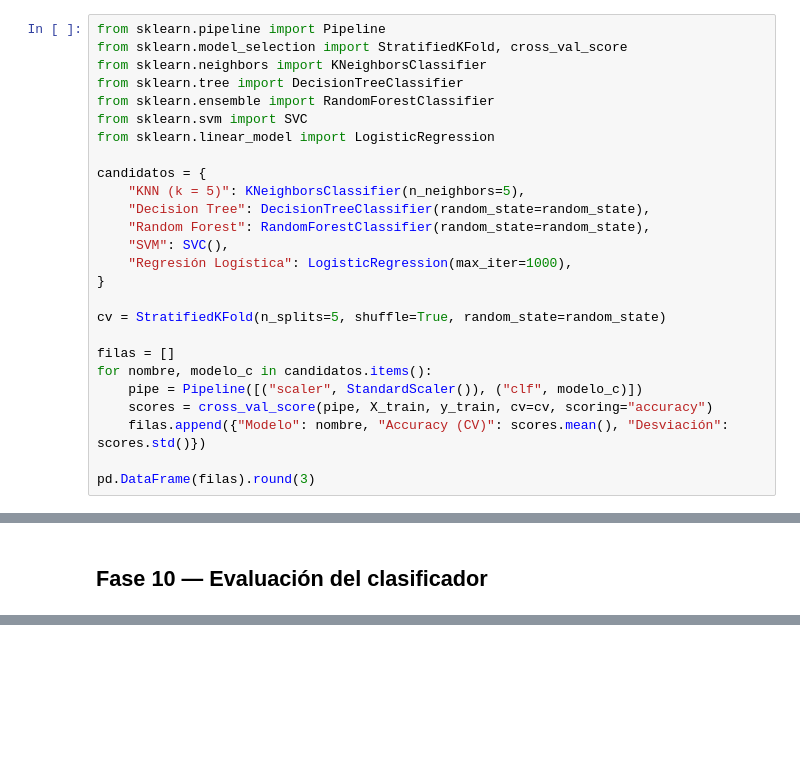
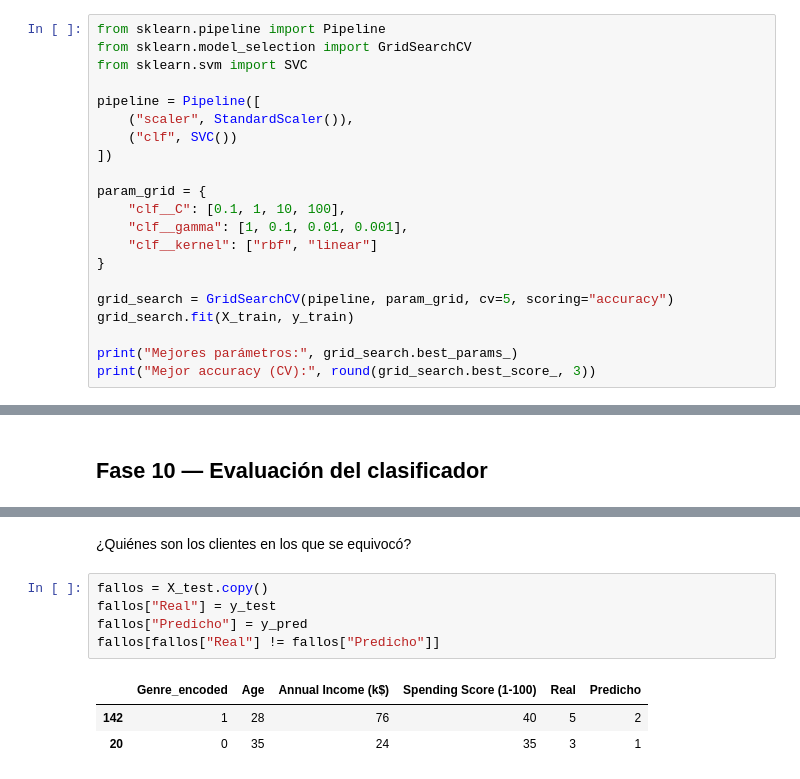
Before and after one commit to kepabonsaeafit/fundamentos-aa-2026, a Jupyter notebook: talleres/workshop3-clustering/workshop3_clustering_mall.ipynb, the cells around one changed output, grey strips where cells are left out. Saved outputs shown, nothing was run; the diff lists cells and outputs as text; blank space fills up the shorter version.

```diff
--- a/talleres/workshop3-clustering/workshop3_clustering_mall.ipynb
+++ b/talleres/workshop3-clustering/workshop3_clustering_mall.ipynb
@@ -845,27 +825,22 @@ Para no escoger a ciegas, comparamos los cinco candidatos con validación cruzad
 # %%
 from sklearn.pipeline import Pipeline
-from sklearn.model_selection import StratifiedKFold, cross_val_score
-from sklearn.neighbors import KNeighborsClassifier
-from sklearn.tree import DecisionTreeClassifier
-from sklearn.ensemble import RandomForestClassifier
+from sklearn.model_selection import GridSearchCV
 from sklearn.svm import SVC
-from sklearn.linear_model import LogisticRegression
 
-candidatos = {
-    "KNN (k = 5)": KNeighborsClassifier(n_neighbors=5),
-    "Decision Tree": DecisionTreeClassifier(random_state=random_state),
-    "Random Forest": RandomForestClassifier(random_state=random_state),
-    "SVM": SVC(),
-    "Regresión Logística": LogisticRegression(max_iter=1000),
+pipeline = Pipeline([
+    ("scaler", StandardScaler()),
+    ("clf", SVC())
+])
+
+param_grid = {
+    "clf__C": [0.1, 1, 10, 100],
+    "clf__gamma": [1, 0.1, 0.01, 0.001],
+    "clf__kernel": ["rbf", "linear"]
 }
 
-cv = StratifiedKFold(n_splits=5, shuffle=True, random_state=random_state)
+grid_search = GridSearchCV(pipeline, param_grid, cv=5, scoring="accuracy")
+grid_search.fit(X_train, y_train)
 
-filas = []
-for nombre, modelo_c in candidatos.items():
-    pipe = Pipeline([("scaler", StandardScaler()), ("clf", modelo_c)])
-    scores = cross_val_score(pipe, X_train, y_train, cv=cv, scoring="accuracy")
-    filas.append({"Modelo": nombre, "Accuracy (CV)": scores.mean(), "Desviación": scores.std()})
-
-pd.DataFrame(filas).round(3)
+print("Mejores parámetros:", grid_search.best_params_)
+print("Mejor accuracy (CV):", round(grid_search.best_score_, 3))
 # %% [output]
@@ -952,3 +894,14 @@ Accuracy en validación cruzada (200 clientes): 0.99
+# %% [markdown]
+¿Quiénes son los clientes en los que se equivocó?
+# %%
+fallos = X_test.copy()
+fallos["Real"] = y_test
+fallos["Predicho"] = y_pred
+fallos[fallos["Real"] != fallos["Predicho"]]
+# %% [output]
+|  | Genre_encoded | Age | Annual Income (k$) | Spending Score (1-100) | Real | Predicho |
+| 142 | 1 | 28 | 76 | 40 | 5 | 2 |
+| 20 | 0 | 35 | 24 | 35 | 3 | 1 |
 # %% [markdown]
 ### Respuestas — Desempeño
 
```
Also changed, not shown: parts of 19 cells of this notebook, 1 other file.
